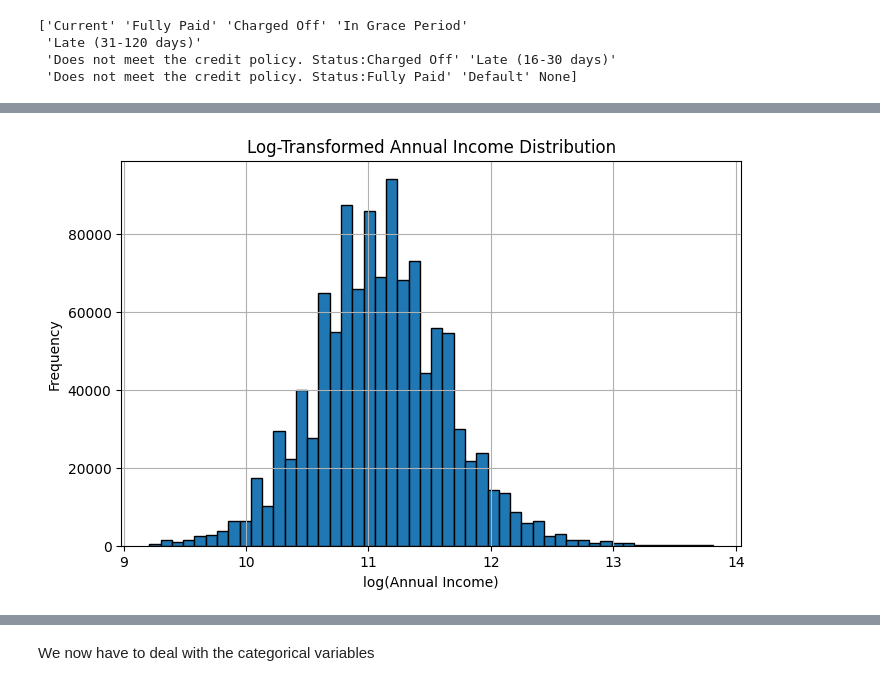
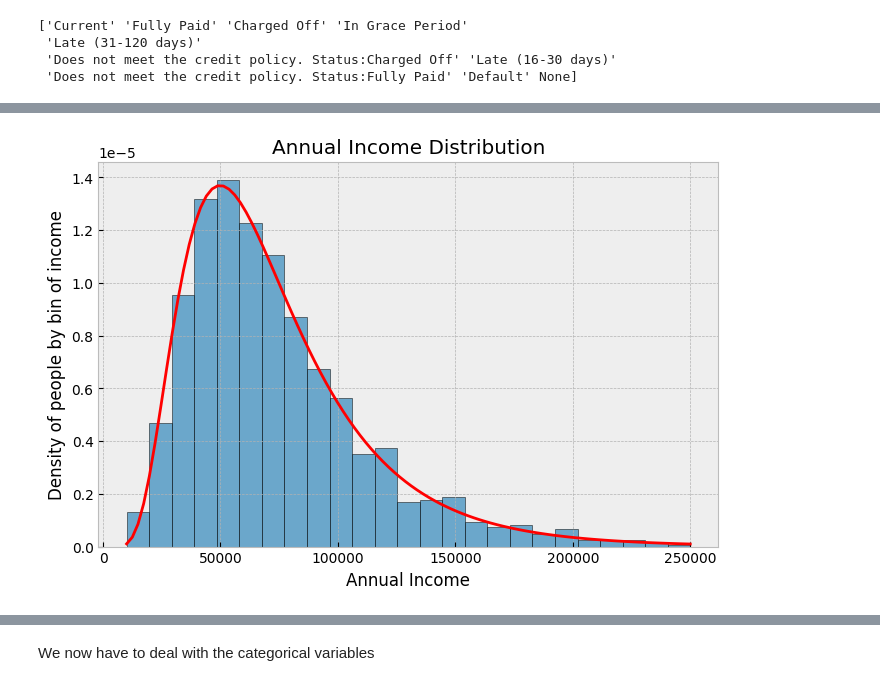
Before and after one commit to Juba-Amr/loan-default-prediction, a Jupyter notebook: notebooks/data_exploration.ipynb, the cells around one changed output, grey strips where cells are left out. Saved outputs shown, nothing was run; the diff lists cells and outputs as text; code cells hidden in the pictures.

```diff
--- a/notebooks/data_exploration.ipynb
+++ b/notebooks/data_exploration.ipynb
@@ -25,7 +26,7 @@ data.to_parquet('../data/clean/data_chunck.parquet')
 # %% [markdown]
 **First step :** some data exploration
 # %%
-data = pd.read_parquet('../data/clean/data_chunck.parquet').sample(frac=0.5, random_state=0)
+data = pd.read_parquet('../data/raw/data_chunck.parquet').sample(frac=0.1, random_state=0)
 data.describe()
 # %% [output]
 |  | member_id | loan_amnt | funded_amnt | funded_amnt_inv | int_rate | installment | annual_inc | dti | ... |
@@ -52,13 +53,13 @@ def data_mapping(data):
     mapping = {
         'Fully Paid': 0,
         'Current': 0,
-        'In Grace Period': 1,
-        'Late (16-30 days)': 2,
-        'Late (31-120 days)': 3,
+        'In Grace Period': 0.2,
+        'Late (16-30 days)': 0.4,
+        'Late (31-120 days)': 0.6,
         'Does not meet the credit policy. Status:Fully Paid': 0,
-        'Does not meet the credit policy. Status:Charged Off': 4,
-        'Charged Off': 4,
-        'Default': 5
+        'Does not meet the credit policy. Status:Charged Off': 0.8,
+        'Charged Off': 0.8,
+        'Default': 1
     }
 
     data['risk_score']= data['loan_status'].map(mapping)
@@ -89,13 +106,22 @@ We apply a log transform and we filter outliers (>1M a year and <10k)
 # %%
-sample_data = data.loc[(data['annual_inc'] < 1_000_000) & (data['annual_inc'] > 10_000), 'annual_inc']
-log_income = np.log(sample_data)
+from scipy.stats import lognorm
+
+sample_data = data.loc[(data['annual_inc'] < 250_000) & (data['annual_inc'] > 10_000), 'annual_inc']
+shape, loc, scale = lognorm.fit(sample_data, floc=0)
+
+
 plt.figure(figsize=(8, 5))
-plt.hist(log_income, bins=50, edgecolor='black')
-plt.title('Log-Transformed Annual Income Distribution')
-plt.xlabel('log(Annual Income)')
-plt.ylabel('Frequency')
+plt.hist(sample_data, bins=25, edgecolor='black', density=True, alpha=0.7)
+
+x = np.linspace(sample_data.min(), sample_data.max(), 100)
+pdf = lognorm.pdf(x, shape, loc, scale)
+plt.plot(x, pdf, 'r', linewidth=2)
+
+plt.title('Annual Income Distribution')
+plt.xlabel('Annual Income')
+plt.ylabel('Density of people by bin of income')
 plt.grid(True)
 plt.show()
 # %% [output]
-[figure, old version]
+[figure, new version]
 # %% [markdown]
```
Also changed, not shown: parts of 56 cells of this notebook, 7 other files.
